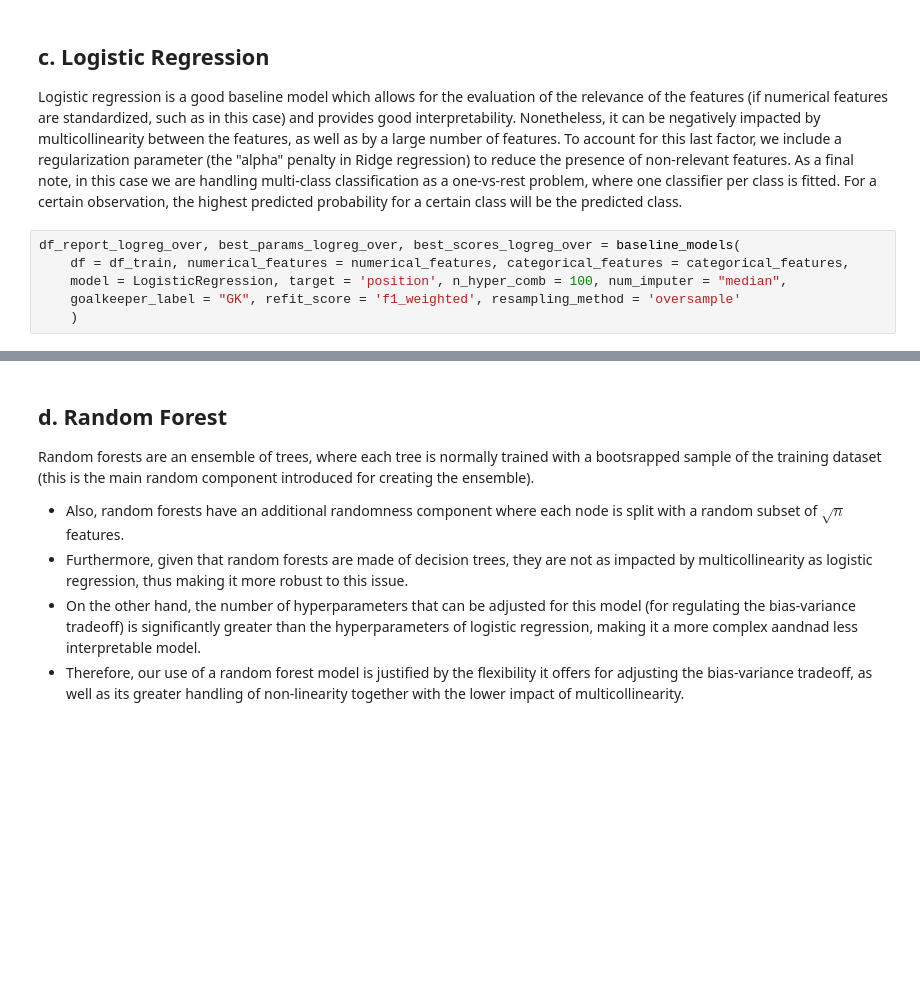
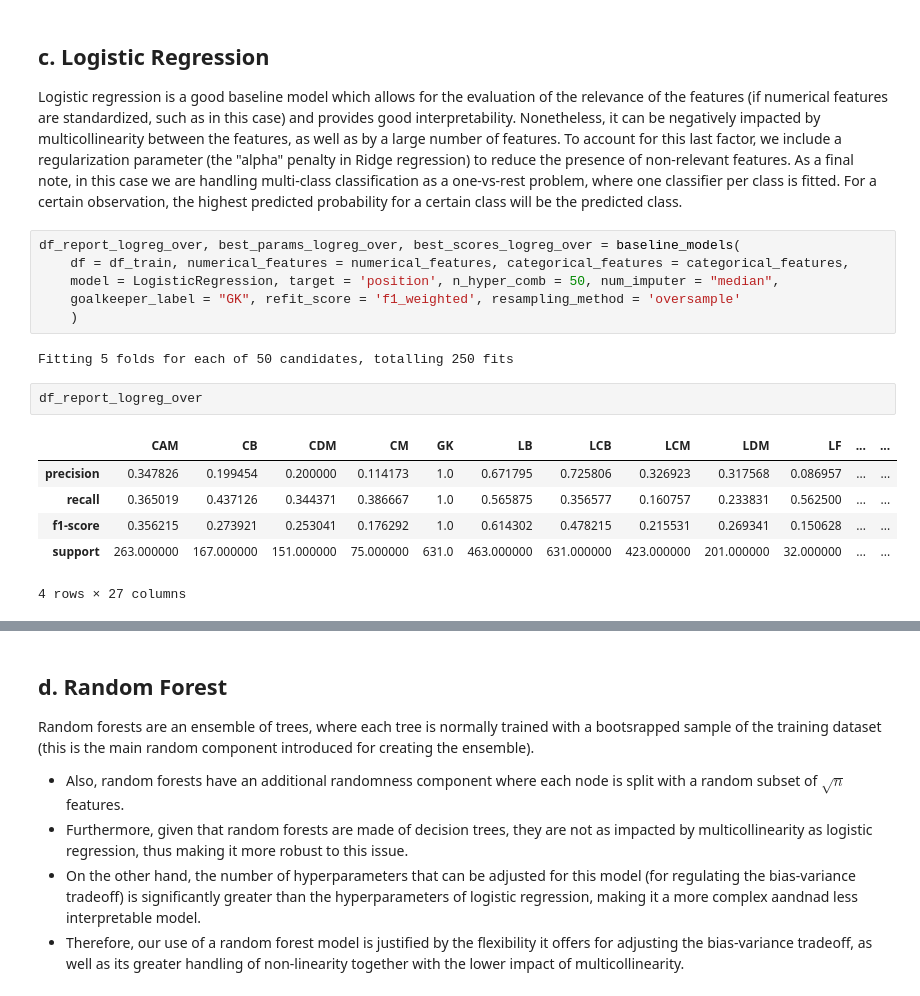
Before and after one commit to simonvellin/football_position_prediction, a Jupyter notebook: FINAL.ipynb, the cells around one changed output, grey strips where cells are left out. Cells and saved outputs as stored; diff of their text form; blank space fills up the shorter version.

```diff
--- a/FINAL.ipynb
+++ b/FINAL.ipynb
@@ -1458,6 +1438,17 @@ Logistic regression is a good baseline model which allows for the evaluation of
 # %%
 df_report_logreg_over, best_params_logreg_over, best_scores_logreg_over = baseline_models(
     df = df_train, numerical_features = numerical_features, categorical_features = categorical_features,
-    model = LogisticRegression, target = 'position', n_hyper_comb = 100, num_imputer = "median",
+    model = LogisticRegression, target = 'position', n_hyper_comb = 50, num_imputer = "median",
     goalkeeper_label = "GK", refit_score = 'f1_weighted', resampling_method = 'oversample'
     )
+# %% [output]
+Fitting 5 folds for each of 50 candidates, totalling 250 fits
+# %%
+df_report_logreg_over
+# %% [output]
+|  | CAM | CB | CDM | CM | GK | LB | LCB | LCM | LDM | LF | ... | ... |
+| precision | 0.347826 | 0.199454 | 0.200000 | 0.114173 | 1.0 | 0.671795 | 0.725806 | 0.326923 | 0.317568 | 0.086957 | ... | ... |
+| recall | 0.365019 | 0.437126 | 0.344371 | 0.386667 | 1.0 | 0.565875 | 0.356577 | 0.160757 | 0.233831 | 0.562500 | ... | ... |
+| f1-score | 0.356215 | 0.273921 | 0.253041 | 0.176292 | 1.0 | 0.614302 | 0.478215 | 0.215531 | 0.269341 | 0.150628 | ... | ... |
+| support | 263.000000 | 167.000000 | 151.000000 | 75.000000 | 631.0 | 463.000000 | 631.000000 | 423.000000 | 201.000000 | 32.000000 | ... | ... |
+4 rows × 27 columns
```
Also changed, not shown: parts of 16 cells of this notebook.
